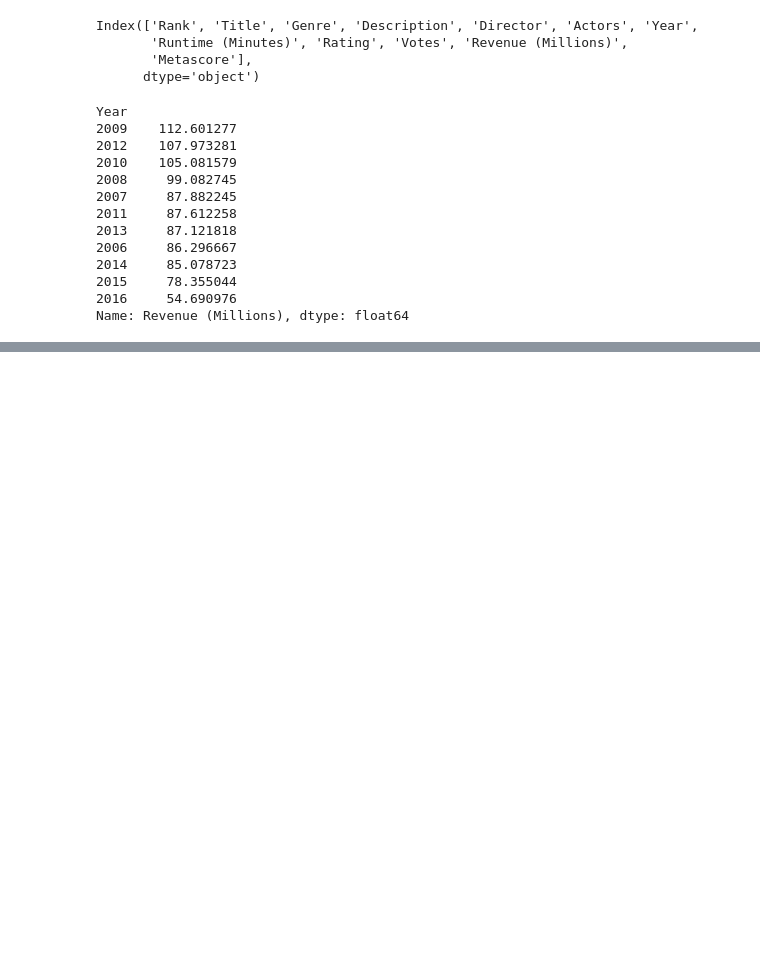
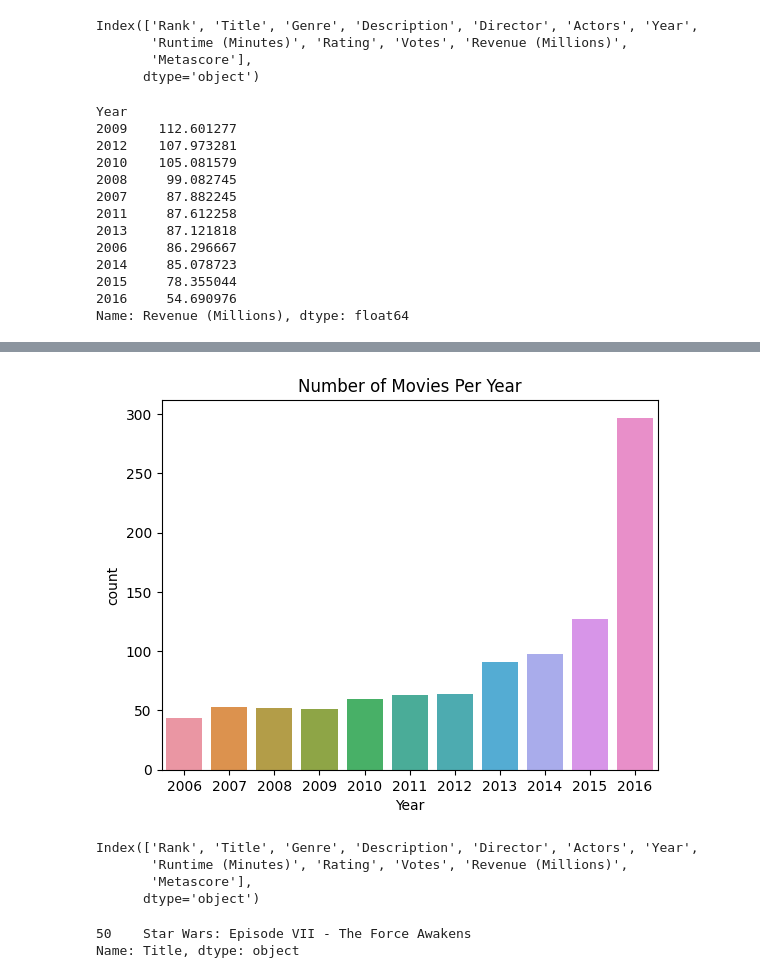
Before and after one commit to RyanLinnane2/Jupyter-Projects, a Jupyter notebook: imdb_dataset_analysis.ipynb, the cells around one changed output, grey strips where cells are left out. Saved outputs shown, nothing was run; the diff lists cells and outputs as text; code cells hidden in the pictures; blank space fills up the shorter version.

```diff
--- a/imdb_dataset_analysis.ipynb
+++ b/imdb_dataset_analysis.ipynb
@@ -251,0 +325,6 @@ plt.show()
+# %%
+sns.countplot(x = 'Year', data = data)
+plt.title("Number of Movies Per Year")
+plt.show()
+# %% [output]
+[figure, added]
@@ -251,0 +333,12 @@ plt.show()
+# %%
+data.columns
+# %% [output]
+Index(['Rank', 'Title', 'Genre', 'Description', 'Director', 'Actors', 'Year',
+       'Runtime (Minutes)', 'Rating', 'Votes', 'Revenue (Millions)',
+       'Metascore'],
+      dtype='object')
+# %%
+data[data['Revenue (Millions)'].max()==data['Revenue (Millions)']]['Title']
+# %% [output]
+50    Star Wars: Episode VII - The Force Awakens
+Name: Title, dtype: object
```
Also changed, not shown: parts of 15 cells of this notebook.
